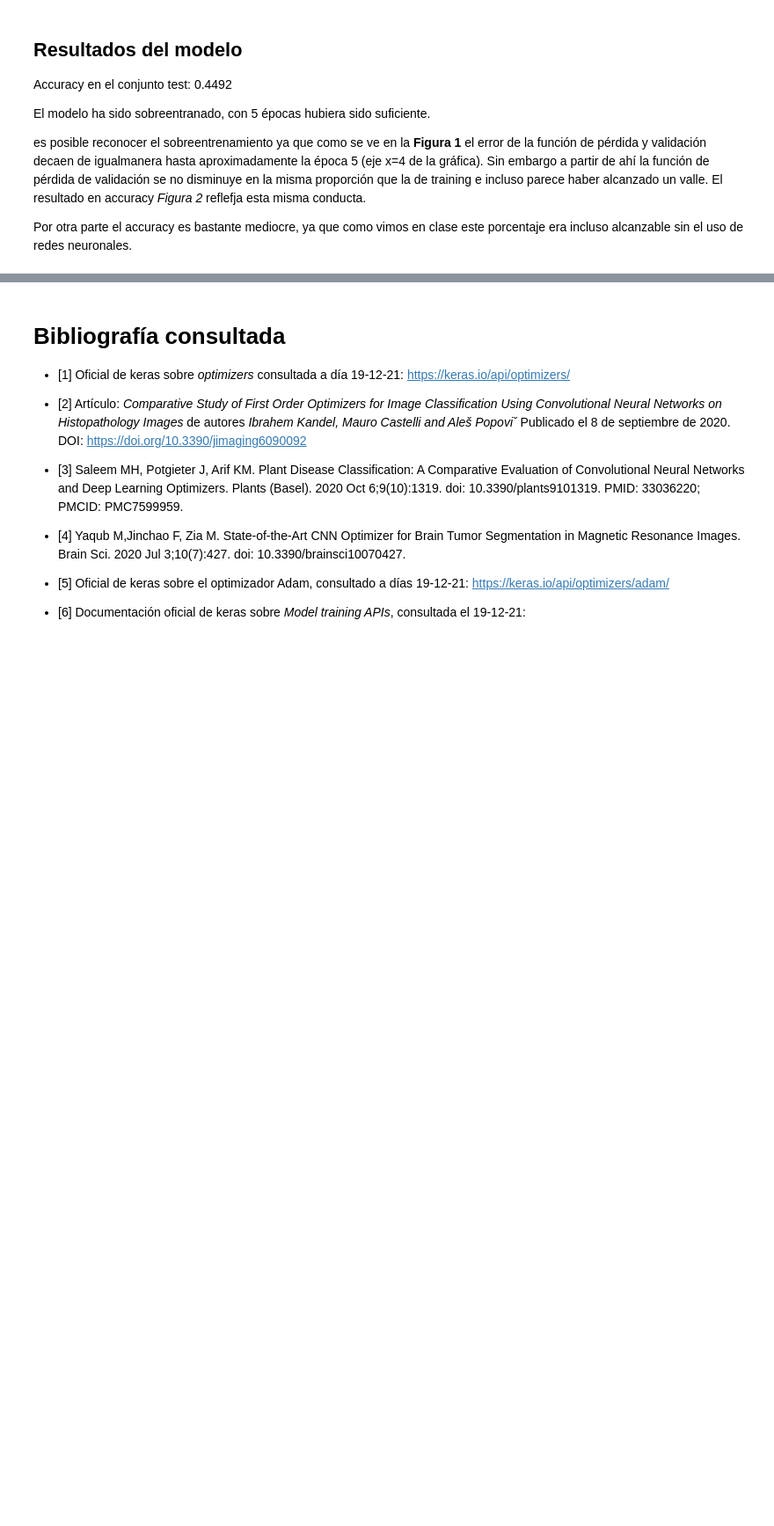
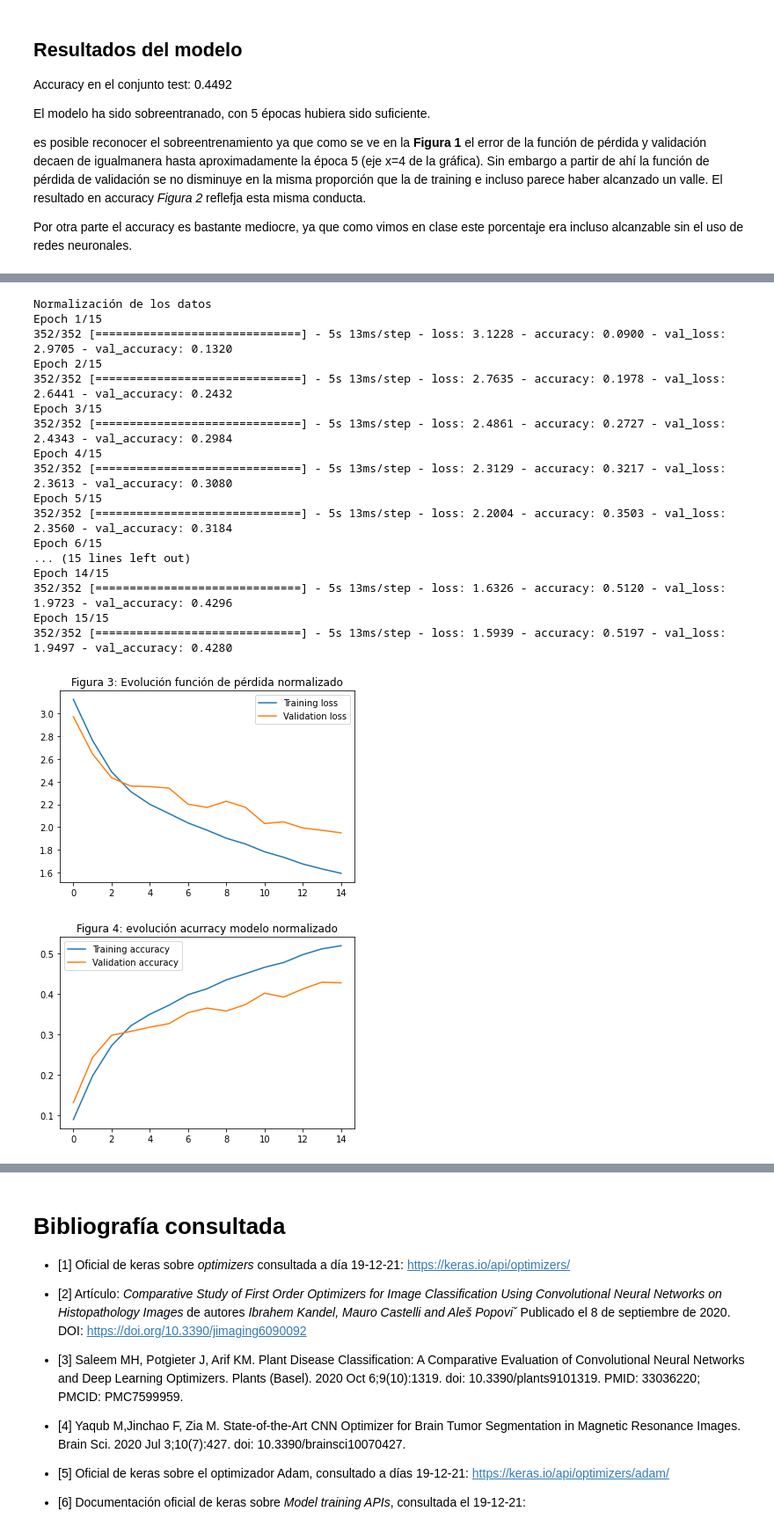
Before and after one commit to BlancaCC/Computer-vision, a Jupyter notebook: P3.ipynb, the cells around one changed output, grey strips where cells are left out. Shown: that part at 88% size. Cells and saved outputs as stored; diff of their text form; code cells hidden in the pictures; blank space fills up the shorter version.

```diff
--- a/P3.ipynb
+++ b/P3.ipynb
@@ -711,0 +718,69 @@ TODO: Cuestión de parámetros de normalizado.
+# %%
+
+# valor por defecto para batch_size en keras al hacer
+tam_batch = 2
+# porcentaje de entrenamiento que utilizará como validación
+porcentaje_validacion = 0.1
+# número de epocas a entrenar el modelo
+epocas = 15
+
+# ____   Normalización _______
+print('Normalización de los datos')
+generador_image_normalizacion= ImageDataGenerator(
+    # normalizamos los datos
+    featurewise_center = True,
+    featurewise_std_normalization = True,
+    validation_split = porcentaje_validacion)
+
+# generador para el test
+# TODO ¿generaría problemas con el test ? O utilizar los mismos parámetros que en el anterior
+generador_image_normalizacion_test= ImageDataGenerator(
+    # normalizamos los datos
+    featurewise_center = True,
+    featurewise_std_normalization = True)
+
+generador_image_normalizacion.fit(x_train)
+generador_image_normalizacion_test.fit(x_test)
+
+# reestablecemos los pesos
+model.set_weights(weights)
+# entrenamos con parámetros normalizados
+evolucion_entrenamiento_normalizado = model.fit(
+    generador_image_normalizacion.flow(x_train, y_train, batch_size=32,subset='training'),
+    validation_data=generador_image_normalizacion.flow(x_train, y_train,batch_size=8, subset='validation'),
+    epochs=epocas,
+    verbose=True,
+    )
+mostrarEvolucion(evolucion_entrenamiento_normalizado, 'Figura 3: Evolución función de pérdida normalizado', 'Figura 4: evolución acurracy modelo normalizado')
+
+#test
+# reestablecemos los pesos
+
+generador_image_normalizacion_test.fit(x_test)
+prediccion_normalizada_test = model.predict(
+    generador_image_normalizacion_test.flow(x_test),
+    batch_size = tam_batch,
+    verbose = 1)
+#Incluir función que muestre la perdida y accuracy del test
+precision_normalizada_test = calcularAccuracy(y_test, prediccion_normalizada_test)
+print("Accuracy en el conjunto test: {}".format(precision_test))
+# %% [output]
+Normalización de los datos
+Epoch 1/15
+352/352 [==============================] - 5s 13ms/step - loss: 3.1228 - accuracy: 0.0900 - val_loss: 2.9705 - val_accuracy: 0.1320
+Epoch 2/15
+352/352 [==============================] - 5s 13ms/step - loss: 2.7635 - accuracy: 0.1978 - val_loss: 2.6441 - val_accuracy: 0.2432
+Epoch 3/15
+352/352 [==============================] - 5s 13ms/step - loss: 2.4861 - accuracy: 0.2727 - val_loss: 2.4343 - val_accuracy: 0.2984
+Epoch 4/15
+352/352 [==============================] - 5s 13ms/step - loss: 2.3129 - accuracy: 0.3217 - val_loss: 2.3613 - val_accuracy: 0.3080
+Epoch 5/15
+352/352 [==============================] - 5s 13ms/step - loss: 2.2004 - accuracy: 0.3503 - val_loss: 2.3560 - val_accuracy: 0.3184
+Epoch 6/15
+... (15 lines left out)
+Epoch 14/15
+352/352 [==============================] - 5s 13ms/step - loss: 1.6326 - accuracy: 0.5120 - val_loss: 1.9723 - val_accuracy: 0.4296
+Epoch 15/15
+352/352 [==============================] - 5s 13ms/step - loss: 1.5939 - accuracy: 0.5197 - val_loss: 1.9497 - val_accuracy: 0.4280
+[figure, added]
+[figure, added]
```
Also changed, not shown: parts of 8 cells of this notebook, 5 other files.
